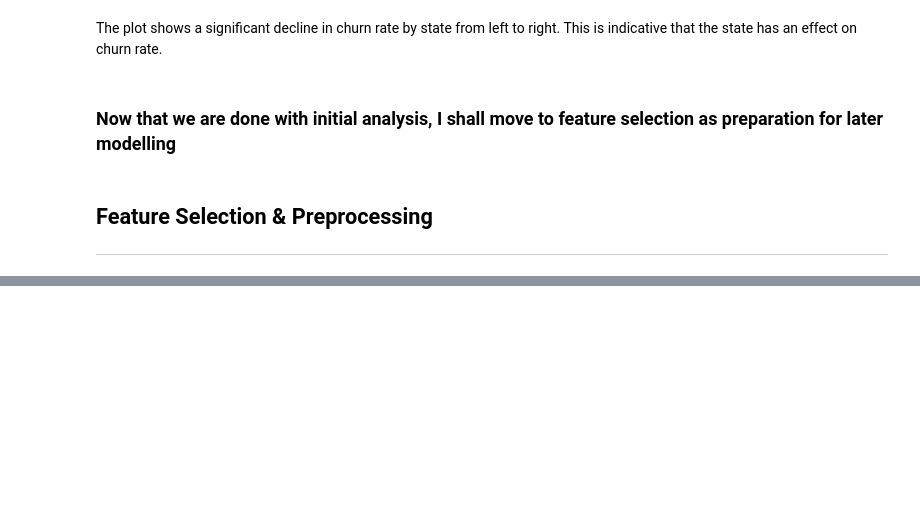
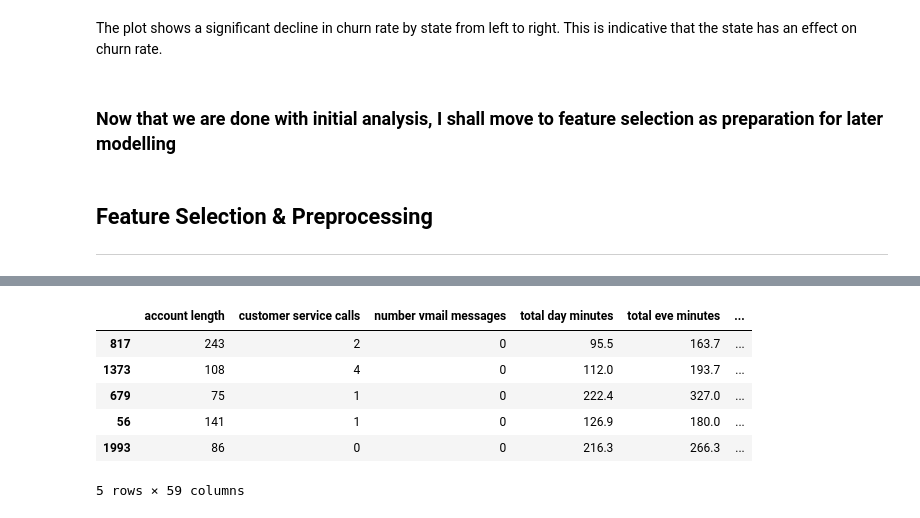
Before and after one commit to papyrusleaf/Syriatel-Customer-Churn-Modelling, a Jupyter notebook: index.ipynb, the cells around one changed output, grey strips where cells are left out. Cells and saved outputs as stored; diff of their text form; code cells hidden in the pictures; blank space fills up the shorter version.

Commit message:
Feature selection and preprocessing

```diff
--- a/index.ipynb
+++ b/index.ipynb
@@ -269,0 +306,33 @@ The plot shows a significant decline in churn rate by state from left to right.
+# %%
+# Identify categorical features
+categorical_features = X_train.select_dtypes(include=['object', 'category']).columns.tolist()
+numerical_features = X_train.columns.difference(categorical_features)
+
+# Set up OneHotEncoder
+encoder = OneHotEncoder(drop='first', sparse_output=False)
+
+# Fit the encoder on training set (X_train) and transform training and test sets
+X_train_encoded = encoder.fit_transform(X_train[categorical_features])
+X_test_encoded = encoder.transform(X_test[categorical_features])
+
+# Convert encoded features to DataFrames (easier concatenation)
+X_train_encoded_df = pd.DataFrame(X_train_encoded, columns=encoder.get_feature_names_out(categorical_features))
+X_test_encoded_df = pd.DataFrame(X_test_encoded, columns=encoder.get_feature_names_out(categorical_features))
+
+# Reset index to align with numerical features
+X_train_encoded_df.index = X_train.index
+X_test_encoded_df.index = X_test.index
+
+# Concatenate numerical features with encoded categorical features
+X_train_final = pd.concat([X_train[numerical_features], X_train_encoded_df], axis=1)
+X_test_final = pd.concat([X_test[numerical_features], X_test_encoded_df], axis=1)
+
+X_train_final.head()
+# %% [output]
+|  | account length | customer service calls | number vmail messages | total day minutes | total eve minutes | ... |
+| 817 | 243 | 2 | 0 | 95.5 | 163.7 | ... |
+| 1373 | 108 | 4 | 0 | 112.0 | 193.7 | ... |
+| 679 | 75 | 1 | 0 | 222.4 | 327.0 | ... |
+| 56 | 141 | 1 | 0 | 126.9 | 180.0 | ... |
+| 1993 | 86 | 0 | 0 | 216.3 | 266.3 | ... |
+5 rows × 59 columns
```
Also changed, not shown: parts of 2 cells of this notebook.
